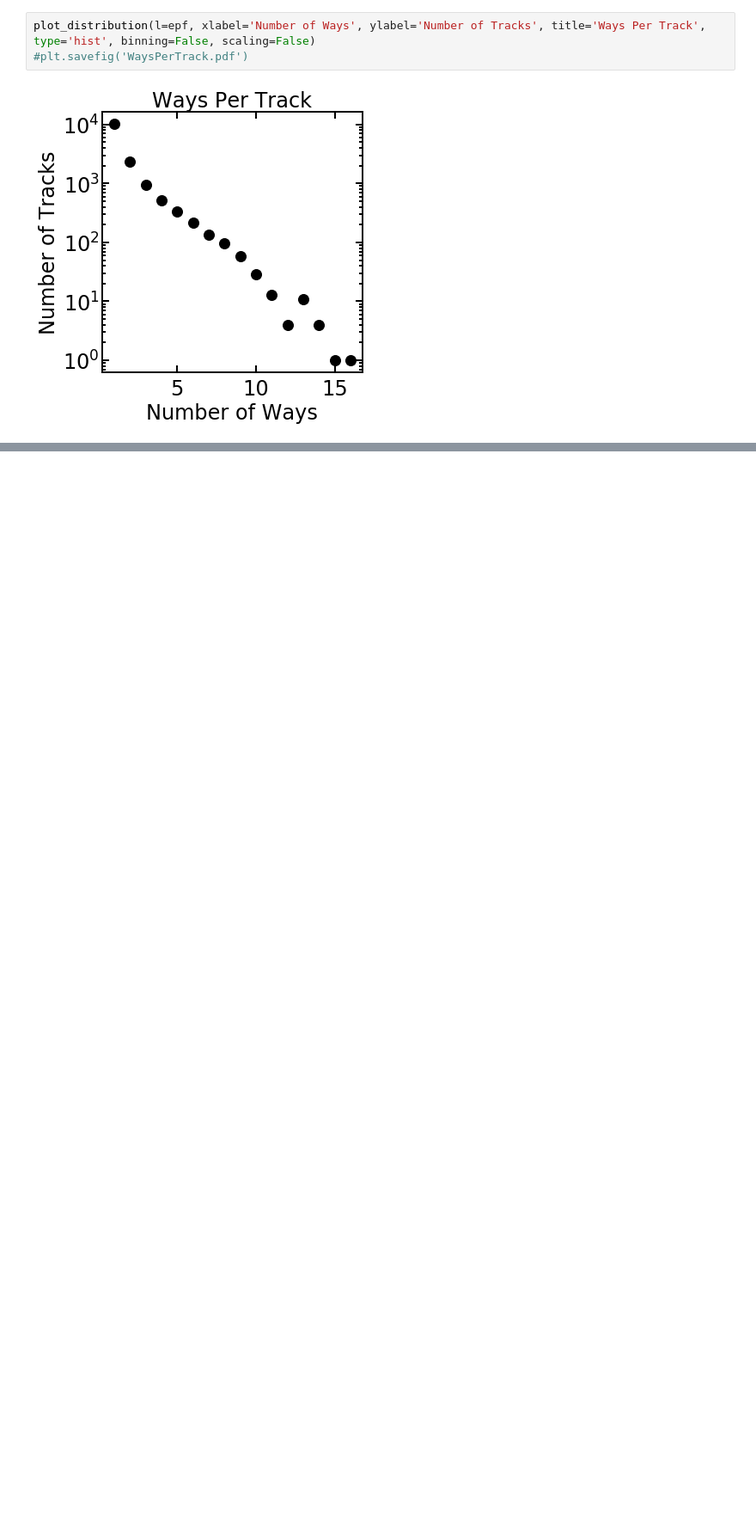
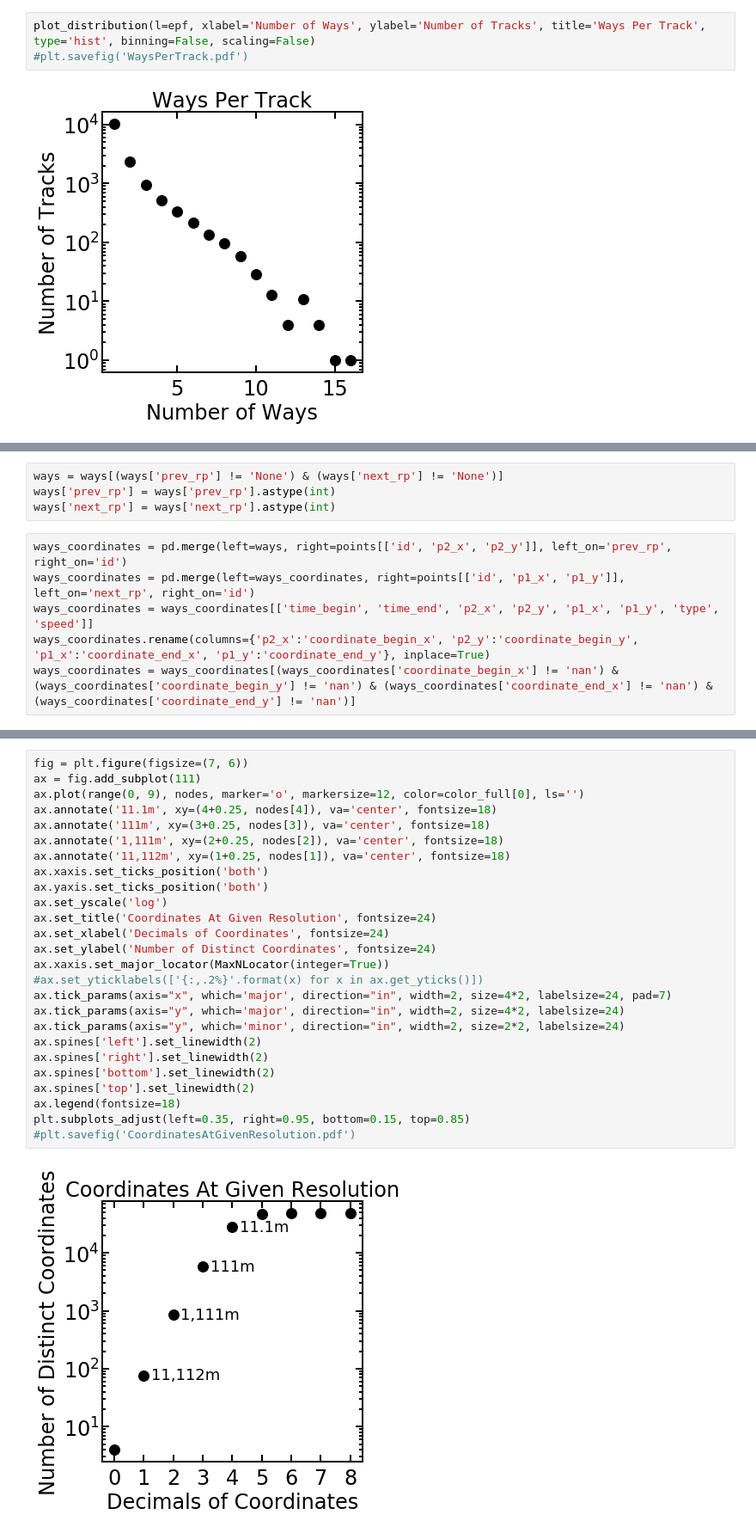
Before and after one commit to count0/flow, a Jupyter notebook: code/data_description.ipynb, the cells around one changed output, grey strips where cells are left out. Shown: that part at 86% size. Cells and saved outputs as stored; diff of their text form; blank space fills up the shorter version.

```diff
--- a/code/data_description.ipynb
+++ b/code/data_description.ipynb
@@ -272,0 +387,10 @@ plot_distribution(l=epf, xlabel='Number of Ways', ylabel='Number of Tracks', tit
+# %%
+ways = ways[(ways['prev_rp'] != 'None') & (ways['next_rp'] != 'None')]
+ways['prev_rp'] = ways['prev_rp'].astype(int)
+ways['next_rp'] = ways['next_rp'].astype(int)
+# %%
+ways_coordinates = pd.merge(left=ways, right=points[['id', 'p2_x', 'p2_y']], left_on='prev_rp', right_on='id')
+ways_coordinates = pd.merge(left=ways_coordinates, right=points[['id', 'p1_x', 'p1_y']], left_on='next_rp', right_on='id')
+ways_coordinates = ways_coordinates[['time_begin', 'time_end', 'p2_x', 'p2_y', 'p1_x', 'p1_y', 'type', 'speed']]
+ways_coordinates.rename(columns={'p2_x':'coordinate_begin_x', 'p2_y':'coordinate_begin_y', 'p1_x':'coordinate_end_x', 'p1_y':'coordinate_end_y'}, inplace=True)
+ways_coordinates = ways_coordinates[(ways_coordinates['coordinate_begin_x'] != 'nan') & (ways_coordinates['coordinate_begin_y'] != 'nan') & (ways_coordinates['coordinate_end_x'] != 'nan') & (ways_coordinates['coordinate_end_y'] != 'nan')]
@@ -272,0 +432,28 @@ plot_distribution(l=epf, xlabel='Number of Ways', ylabel='Number of Tracks', tit
+# %%
+fig = plt.figure(figsize=(7, 6))
+ax = fig.add_subplot(111)
+ax.plot(range(0, 9), nodes, marker='o', markersize=12, color=color_full[0], ls='')
+ax.annotate('11.1m', xy=(4+0.25, nodes[4]), va='center', fontsize=18)
+ax.annotate('111m', xy=(3+0.25, nodes[3]), va='center', fontsize=18)
+ax.annotate('1,111m', xy=(2+0.25, nodes[2]), va='center', fontsize=18)
+ax.annotate('11,112m', xy=(1+0.25, nodes[1]), va='center', fontsize=18)
+ax.xaxis.set_ticks_position('both')
+ax.yaxis.set_ticks_position('both')
+ax.set_yscale('log')
+ax.set_title('Coordinates At Given Resolution', fontsize=24)
+ax.set_xlabel('Decimals of Coordinates', fontsize=24)
+ax.set_ylabel('Number of Distinct Coordinates', fontsize=24)
+ax.xaxis.set_major_locator(MaxNLocator(integer=True))
+#ax.set_yticklabels(['{:,.2%}'.format(x) for x in ax.get_yticks()])
+ax.tick_params(axis="x", which='major', direction="in", width=2, size=4*2, labelsize=24, pad=7)
+ax.tick_params(axis="y", which='major', direction="in", width=2, size=4*2, labelsize=24)
+ax.tick_params(axis="y", which='minor', direction="in", width=2, size=2*2, labelsize=24)
+ax.spines['left'].set_linewidth(2)
+ax.spines['right'].set_linewidth(2)
+ax.spines['bottom'].set_linewidth(2)
+ax.spines['top'].set_linewidth(2)
+ax.legend(fontsize=18)
+plt.subplots_adjust(left=0.35, right=0.95, bottom=0.15, top=0.85)
+#plt.savefig('CoordinatesAtGivenResolution.pdf')
+# %% [output]
+[figure, added]
```
Also changed, not shown: parts of 43 cells of this notebook.
